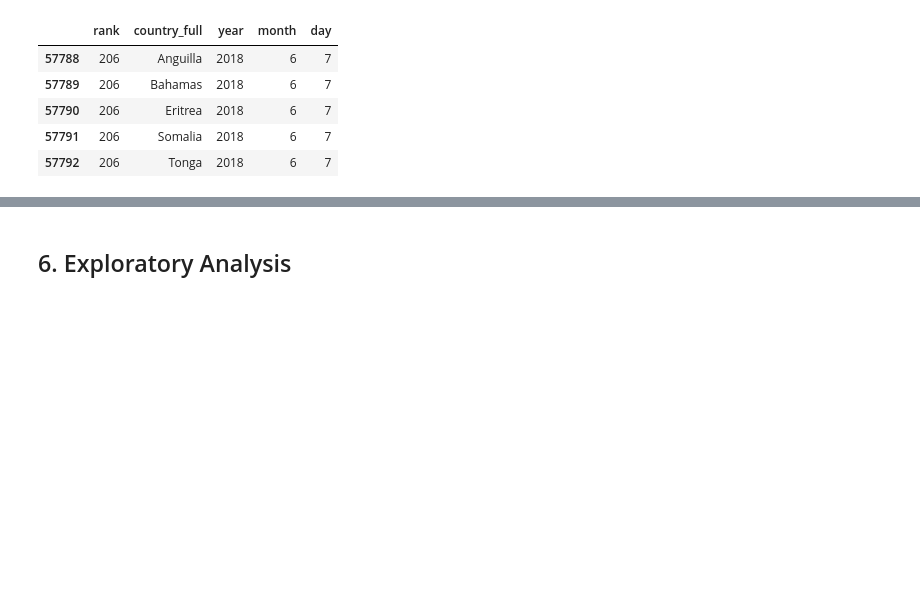
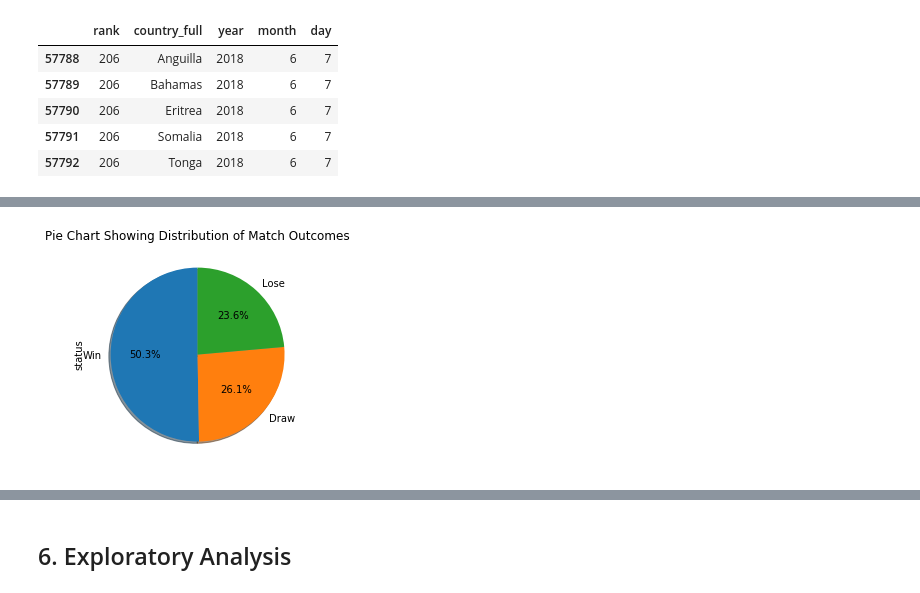
Before and after one commit to booorayan/Regression_fifa, a Jupyter notebook: Football_Match_Predictions.ipynb, the cells around one changed output, grey strips where cells are left out. Saved outputs shown, nothing was run; the diff lists cells and outputs as text; code cells hidden in the pictures; blank space fills up the shorter version.

```diff
--- a/Football_Match_Predictions.ipynb
+++ b/Football_Match_Predictions.ipynb
@@ -472,0 +658,9 @@ ran_f[ran_f['month'] == 5].head()
+# %%
+# pie chart to show distribution of outcomes
+
+out_f.status.value_counts().plot(kind='pie', labels=['Win', 'Draw', 'Lose'], startangle=90, shadow= True, autopct='%1.1f%%')
+plt.title('Pie Chart Showing Distribution of Match Outcomes')
+plt.show()
+# plt.pie()
+# %% [output]
+[figure, added]
```
Also changed, not shown: parts of 77 cells of this notebook.
